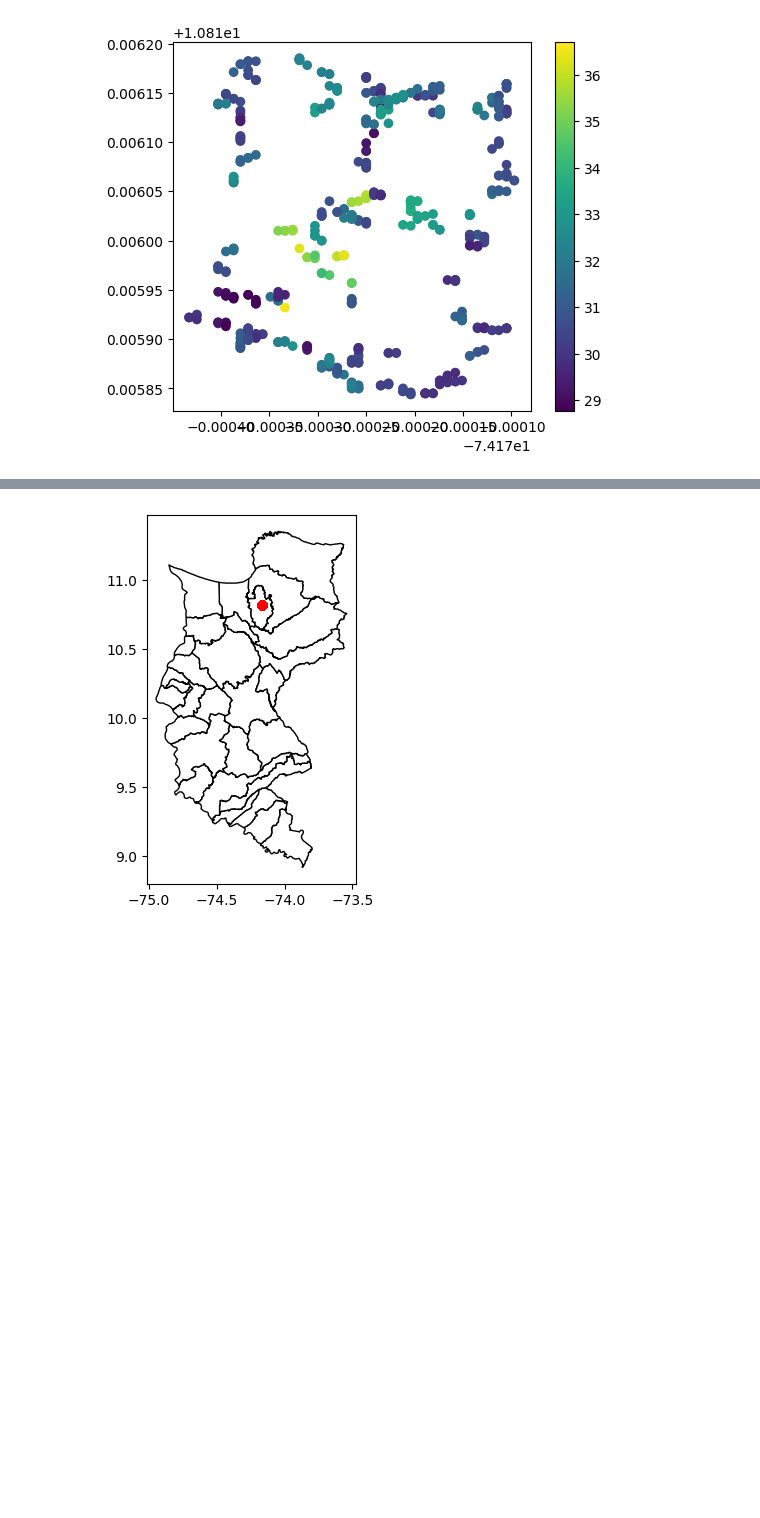
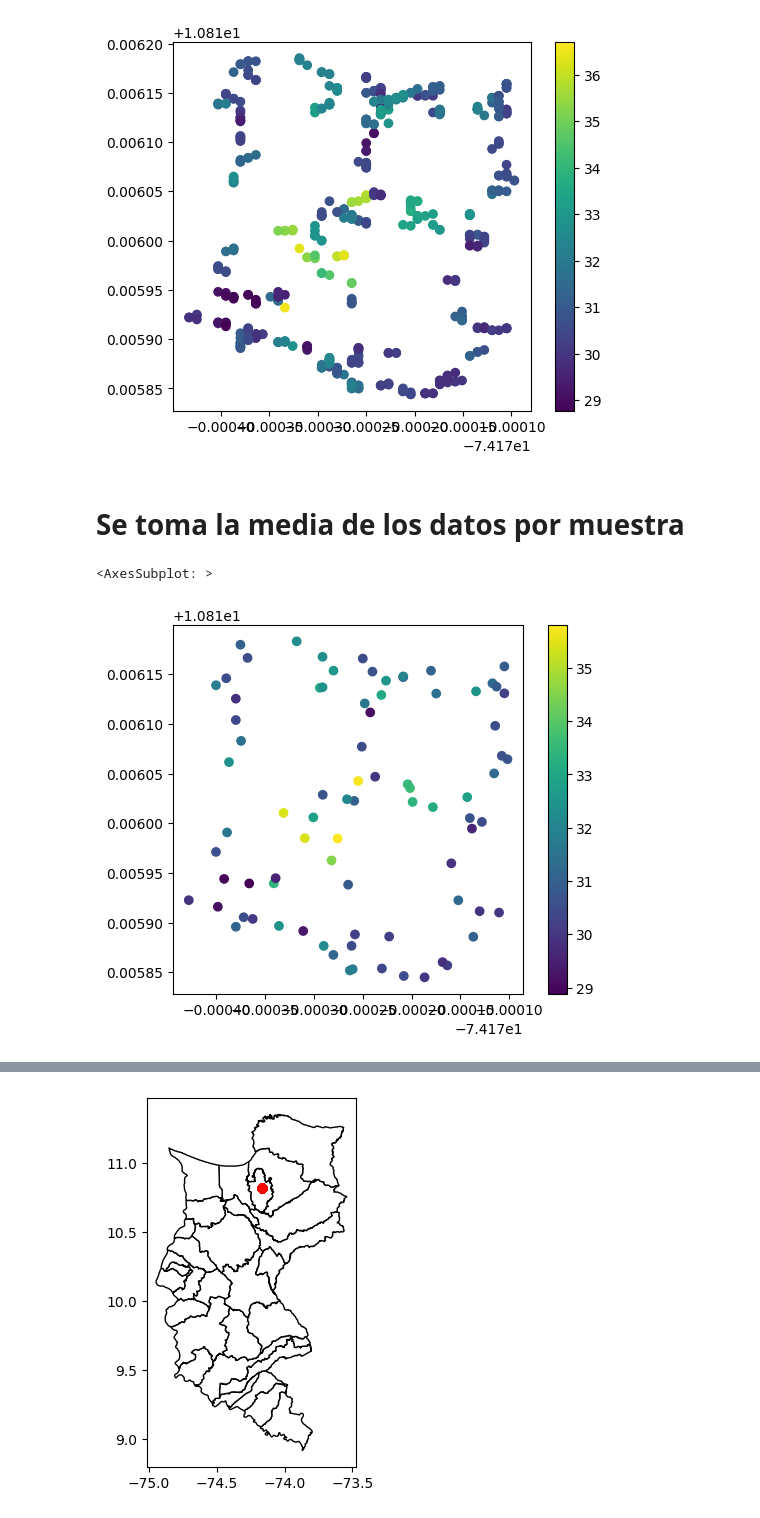
Before and after one commit to miguepoloc/kriging, a Jupyter notebook: csv_to_shape.ipynb, the cells around one changed output, grey strips where cells are left out. Saved outputs shown, nothing was run; the diff lists cells and outputs as text; code cells hidden in the pictures; blank space fills up the shorter version.

Commit message:
:eight_spoked_asterisk: Data de campo procesada to shape

```diff
--- a/csv_to_shape.ipynb
+++ b/csv_to_shape.ipynb
@@ -95,0 +105,2 @@ data_sensor.describe()
+# %%
+data_media = data_sensor.groupby("Muestra").mean()
@@ -157,3 +180,20 @@ gdf.plot("Temperatura Suelo", legend=True)
 # %% [output]
 <AxesSubplot: >
 [figure]
+# %% [markdown]
+# **Se toma la media de los datos por muestra**
+# %%
+gdf_media = geopandas.GeoDataFrame(
+    data_media, geometry=geopandas.points_from_xy(
+        data_media.Longitud, data_media.Latitud)
+)
+
+gdf_media = geopandas.GeoDataFrame(gdf_media, geometry='geometry')
+gdf_media = gdf_media.set_crs("EPSG:4326")
+gdf_media.crs
+
+gdf_media = gdf_media.set_geometry("geometry")
+gdf_media.plot("Temperatura Suelo", legend=True)
+# %% [output]
+<AxesSubplot: >
+[figure, added]
```
Also changed, not shown: parts of 11 cells of this notebook, 1 other file.
